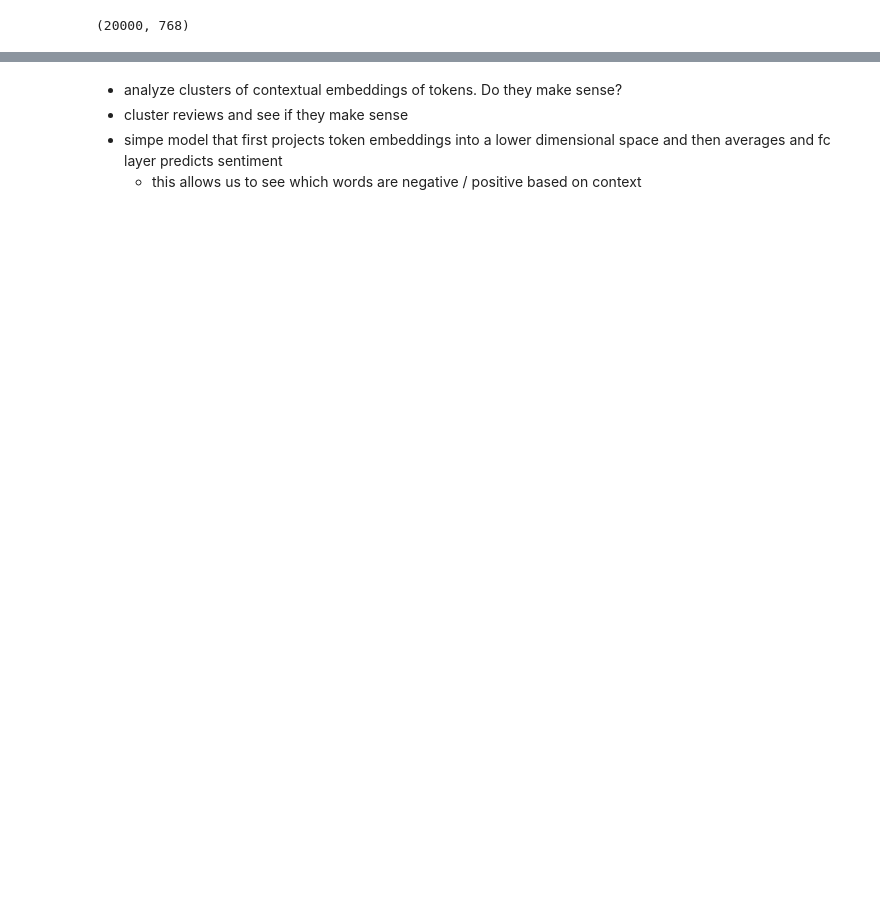
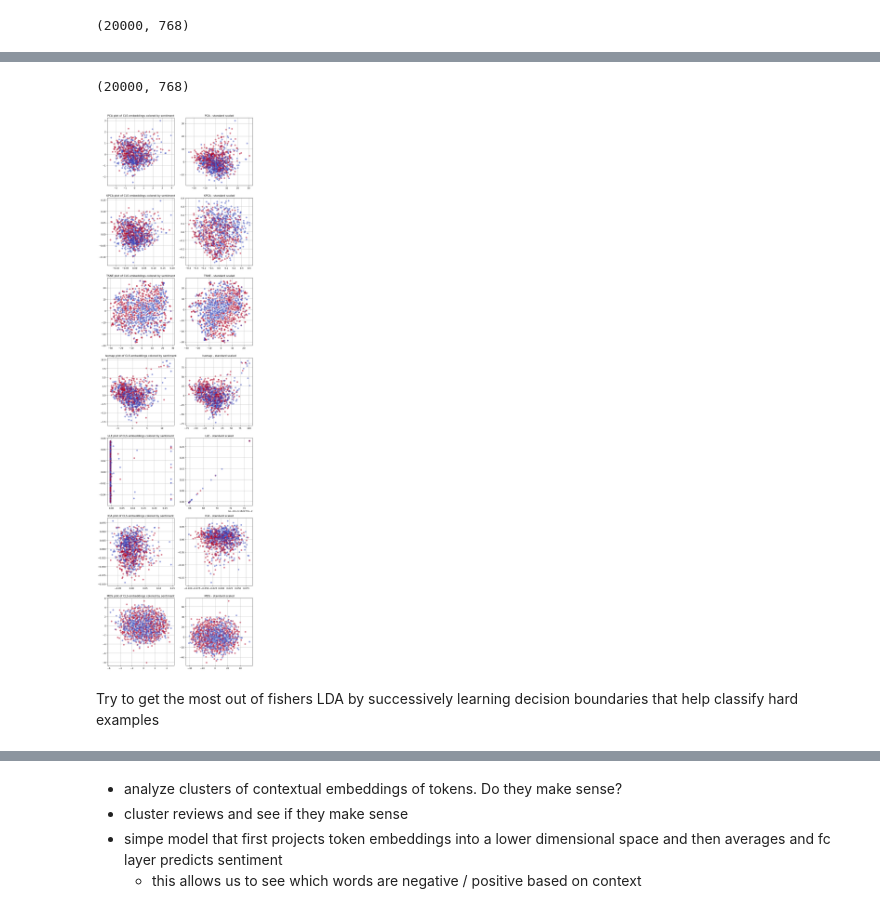
Before and after one commit to vmohit256/ml_practice, a Jupyter notebook: nlp/text_classification/imdb_reviews_deep_learning.ipynb, the cells around one changed output, grey strips where cells are left out. Drawn from its saved outputs; the diff is of its cells as text; code cells hidden in the pictures; blank space fills up the shorter version.

```diff
--- a/nlp/text_classification/imdb_reviews_deep_learning.ipynb
+++ b/nlp/text_classification/imdb_reviews_deep_learning.ipynb
@@ -666,0 +678,7 @@ DistilBertForSequenceClassification(
+# %%
+distillBERT = AutoModel.from_pretrained("distilbert/distilbert-base-uncased",
+                                        output_hidden_states=True,
+                                        output_attentions=True,
+                                        torch_dtype=torch.float16)
+tokenizer = AutoTokenizer.from_pretrained("distilbert-base-uncased")
+distillBERT.to('cuda')
@@ -666,0 +773,67 @@ DistilBertForSequenceClassification(
+# %%
+train_emb_matrix = np.array(list(cls_train['cls_embedding']))
+print (train_emb_matrix.shape)
+# %% [output]
+(20000, 768)
+# %%
+# cluster using different dimensionality reduction methods to see if there are any obvious clusters
+# sample N = 1000 points for efficiency
+N = 1000
+np.random.seed(42)
+sampled_indexes = np.random.choice(train_emb_matrix.shape[0], N, replace=False)
+sampled_embeddings = train_emb_matrix[sampled_indexes]
+sampled_labels = np.array(cls_train['label'])[sampled_indexes]
+
+"""
+Techniques to try:
+PCA, KPCA
+TSNE, MDS, Ismap, LLE, ICA
+"""
+
+# create a grid of plots with 8 rows and 2 columns
+# column 0 -> no standard scaling, column 1 -> standard scaling
+# row 0 -> PCA, row 1 -> KPCA, row 3 -> TSNE, row 4 -> MDS, row 5 -> Isomap, row 6 -> LLE, row 7 -> ICA
+
+algos = ['PCA', 'KPCA', 'TSNE', 'Isomap', 'LLE', 'ICA', 'MDS']
+
+# standard scale the embeddings
+scaler = StandardScaler()
+standard_sampled_embeddings = scaler.fit_transform(sampled_embeddings)
+
+def get_algo_fitter(algo, n_components=2):
+    if algo == 'PCA':
+        return PCA(n_components=n_components)
+    elif algo == 'KPCA':
+        return KernelPCA(n_components=n_components, kernel='rbf')
+    elif algo == 'TSNE':
+        return TSNE(n_components=n_components, random_state=42)
+    elif algo == 'MDS':
+        return MDS(n_components=n_components, random_state=42)
+    elif algo == 'Isomap':
+        return Isomap(n_components=n_components)
+    elif algo == 'LLE':
+        return LocallyLinearEmbedding(n_components=n_components)
+    elif algo == 'ICA':
+        return FastICA(n_components=n_components)
+    else:
+        raise ValueError(f"Unknown algo: {algo}")
+
+fig, axs = plt.subplots(len(algos), 2, figsize=(10, len(algos)*5))
+
+for i, algo in enumerate(algos):
+    algo_fitter = get_algo_fitter(algo, n_components=2)
+    fitted_emb = algo_fitter.fit_transform(sampled_embeddings)
+    algo_fitter = get_algo_fitter(algo, n_components=2)
+    fitted_emb_standard = algo_fitter.fit_transform(standard_sampled_embeddings)
+
+    axs[i, 0].scatter(fitted_emb[:, 0], fitted_emb[:, 1], c=sampled_labels, cmap='coolwarm', alpha=0.5)
+    axs[i, 0].set_title(f"{algo} plot of CLS embeddings colored by sentiment"); axs[i, 0].grid()
+
+    axs[i, 1].scatter(fitted_emb_standard[:, 0], fitted_emb_standard[:, 1], c=sampled_labels, cmap='coolwarm', alpha=0.5)
+    axs[i, 1].set_title(f"{algo} - standard scaled"); axs[i, 1].grid()
+
+plt.tight_layout(); plt.show()
+# %% [output]
+[figure, added]
+# %% [markdown]
+Try to get the most out of fishers LDA by successively learning decision boundaries that help classify hard examples
```
Also changed, not shown: parts of 26 cells of this notebook, 1 other file.
